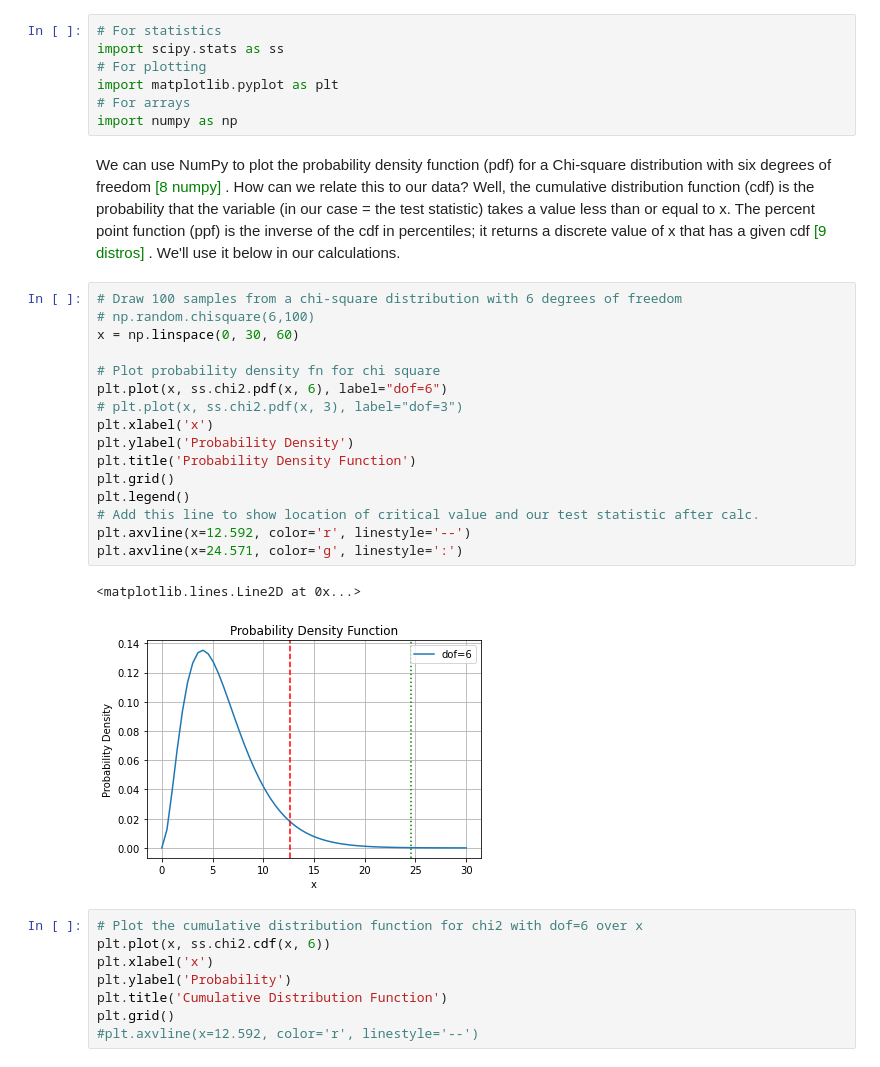
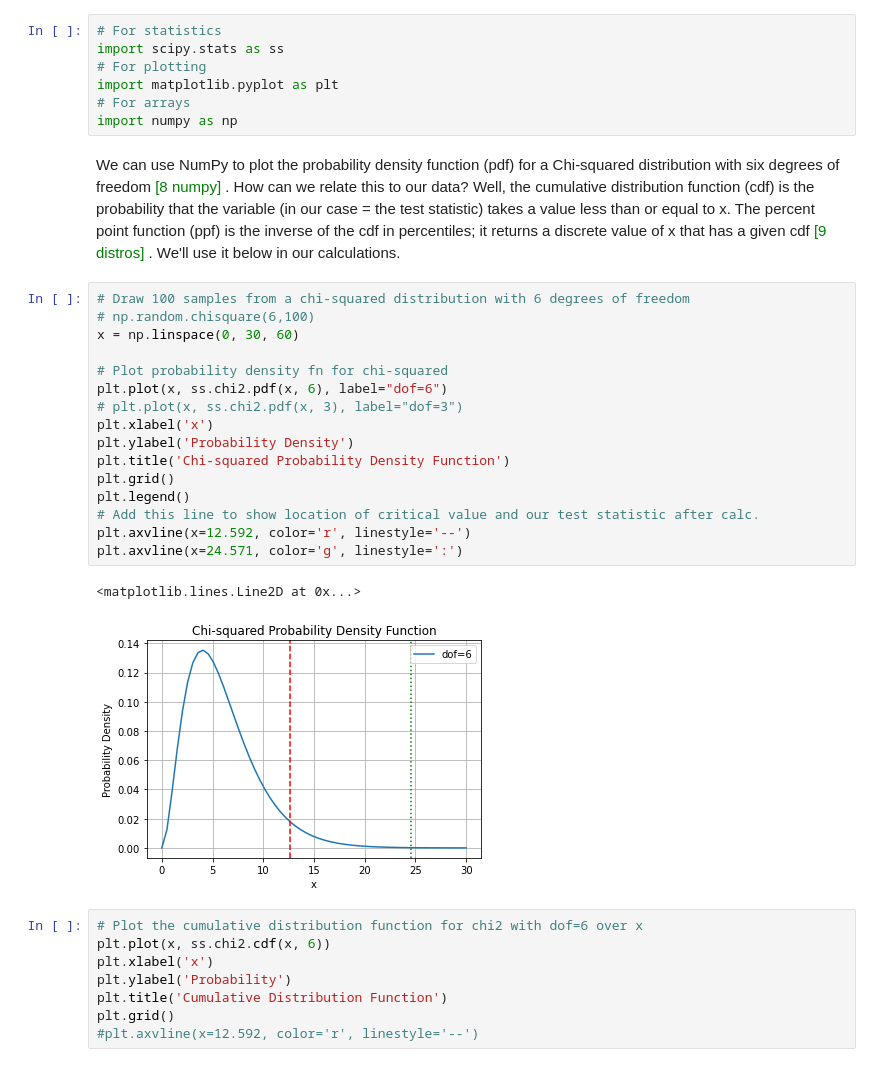
Before and after one commit to elizabethdaly/tasks-machine-learning, a Jupyter notebook: tasks-machine-learning.ipynb, the cells around one changed output. Saved outputs shown, nothing was run; the diff lists cells and outputs as text.

```diff
--- a/tasks-machine-learning.ipynb
+++ b/tasks-machine-learning.ipynb
@@ -182,26 +182,26 @@ import matplotlib.pyplot as plt
 # For arrays
 import numpy as np
 # %% [markdown]
-We can use NumPy to plot the probability density function (pdf) for a Chi-square distribution with six degrees of freedom <span style='color:green'> [8 numpy] </span>. How can we relate this to our data? Well, the cumulative distribution function (cdf) is the probability that the variable (in our case = the test statistic) takes a value less than or equal to x. The percent point function (ppf) is the inverse of the cdf in percentiles; it returns a discrete value of x that has a given cdf <span style='color:green'> [9 distros] </span>. We'll use it below in our calculations.
+We can use NumPy to plot the probability density function (pdf) for a Chi-squared distribution with six degrees of freedom <span style='color:green'> [8 numpy] </span>. How can we relate this to our data? Well, the cumulative distribution function (cdf) is the probability that the variable (in our case = the test statistic) takes a value less than or equal to x. The percent point function (ppf) is the inverse of the cdf in percentiles; it returns a discrete value of x that has a given cdf <span style='color:green'> [9 distros] </span>. We'll use it below in our calculations.
 # %%
-# Draw 100 samples from a chi-square distribution with 6 degrees of freedom
+# Draw 100 samples from a chi-squared distribution with 6 degrees of freedom
 # np.random.chisquare(6,100)
 x = np.linspace(0, 30, 60)
 
-# Plot probability density fn for chi square
+# Plot probability density fn for chi-squared
 plt.plot(x, ss.chi2.pdf(x, 6), label="dof=6")
 # plt.plot(x, ss.chi2.pdf(x, 3), label="dof=3")
 plt.xlabel('x')
 plt.ylabel('Probability Density')
-plt.title('Probability Density Function')
+plt.title('Chi-squared Probability Density Function')
 plt.grid()
 plt.legend()
 # Add this line to show location of critical value and our test statistic after calc.
 plt.axvline(x=12.592, color='r', linestyle='--')
 plt.axvline(x=24.571, color='g', linestyle=':')
 # %% [output]
 <matplotlib.lines.Line2D at 0x...>
-[figure, old version]
+[figure, new version]
 # %%
 # Plot the cumulative distribution function for chi2 with dof=6 over x
 plt.plot(x, ss.chi2.cdf(x, 6))
```
Also changed, not shown: parts of 7 cells of this notebook.
